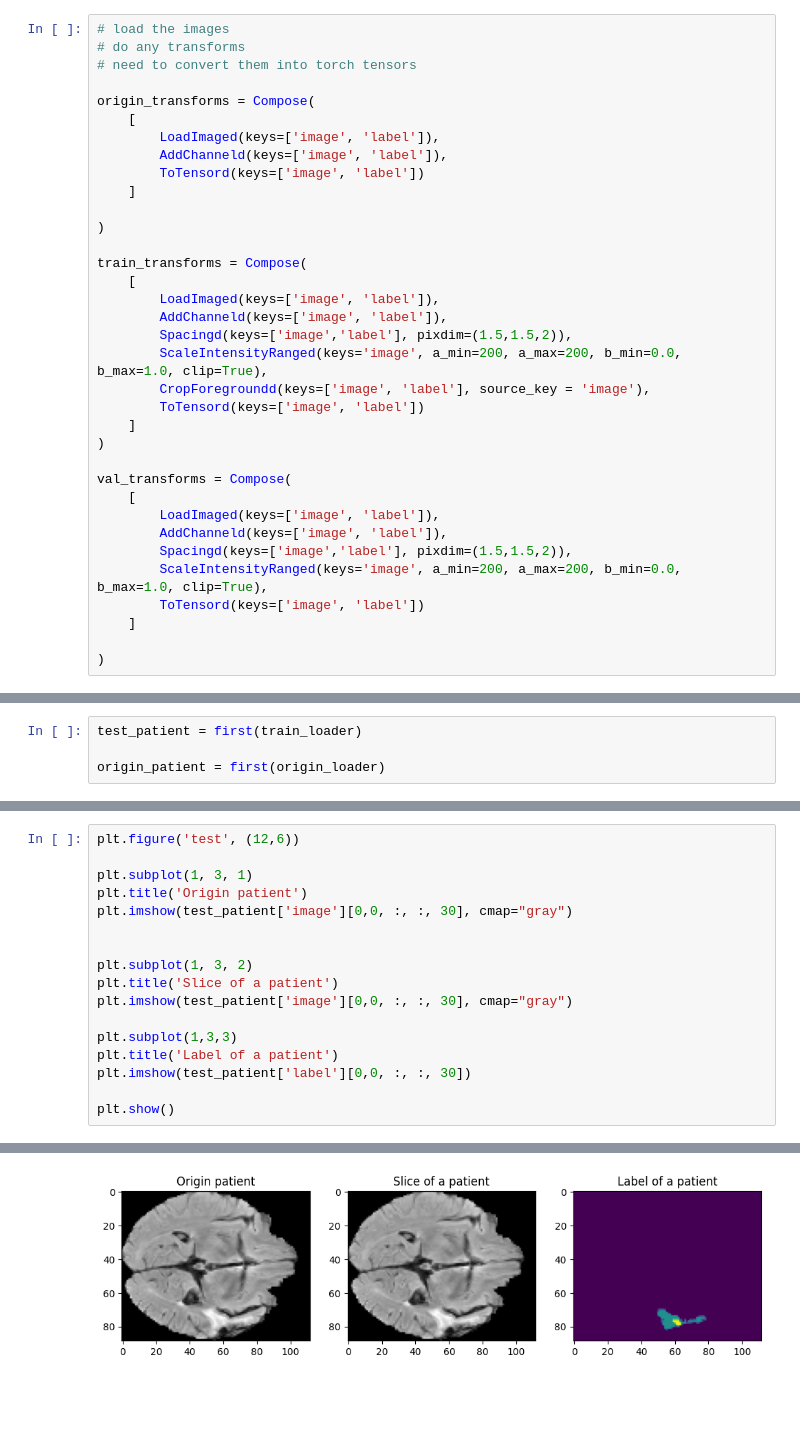
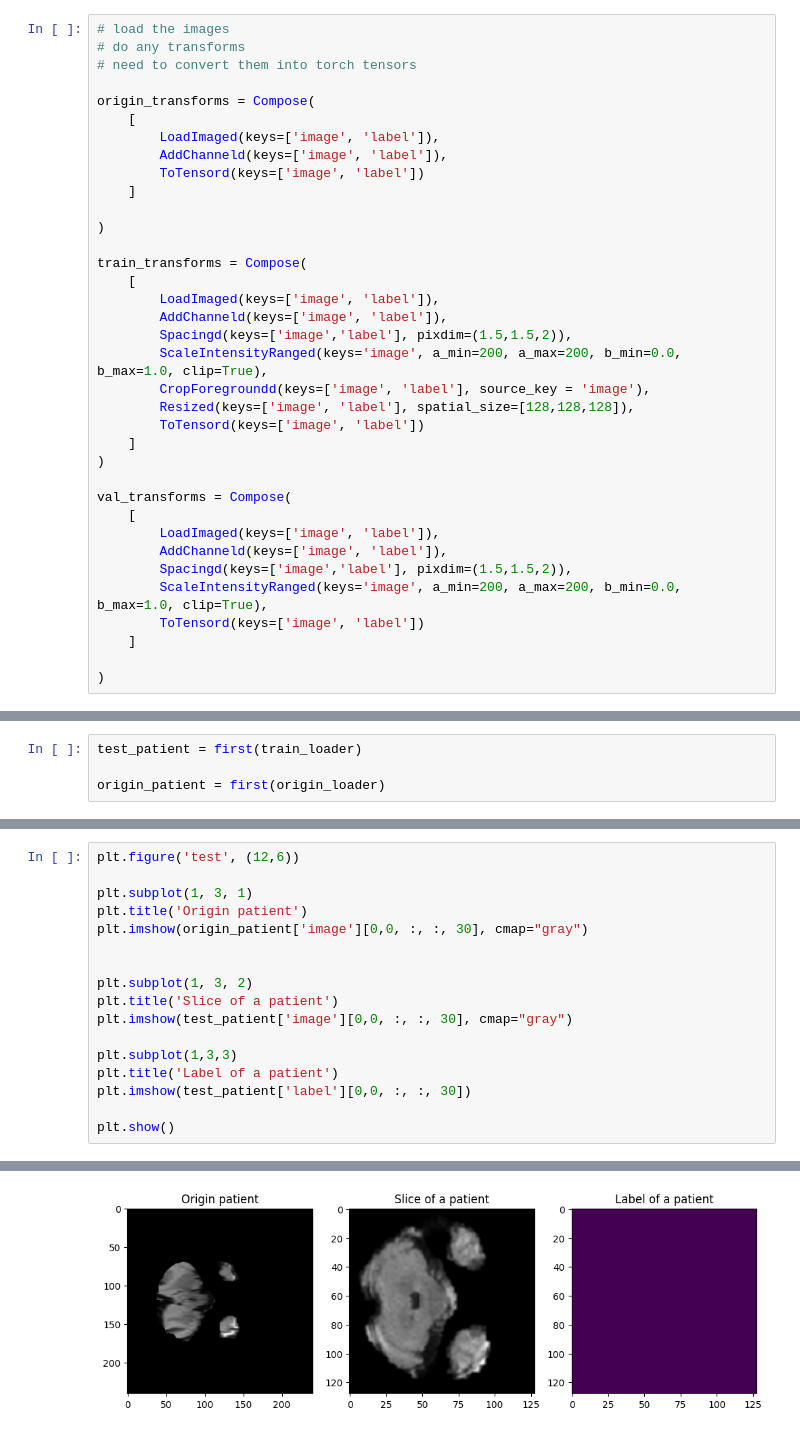
Before and after one commit to minyoungci/MONAI_medical, a Jupyter notebook: main.ipynb, the cells around one changed output, grey strips where cells are left out. Saved outputs shown, nothing was run; the diff lists cells and outputs as text; blank space fills up the shorter version.

Commit message:
resize 추가

```diff
--- a/main.ipynb
+++ b/main.ipynb
@@ -211,6 +212,7 @@ train_transforms = Compose(
         Spacingd(keys=['image','label'], pixdim=(1.5,1.5,2)),
         ScaleIntensityRanged(keys='image', a_min=200, a_max=200, b_min=0.0, b_max=1.0, clip=True),
         CropForegroundd(keys=['image', 'label'], source_key = 'image'),
+        Resized(keys=['image', 'label'], spatial_size=[128,128,128]),
         ToTensord(keys=['image', 'label'])
     ]
 )
@@ -261,7 +263,7 @@ plt.figure('test', (12,6))
 
 plt.subplot(1, 3, 1)
 plt.title('Origin patient')
-plt.imshow(test_patient['image'][0,0, :, :, 30], cmap="gray")
+plt.imshow(origin_patient['image'][0,0, :, :, 30], cmap="gray")
 
 
 plt.subplot(1, 3, 2)
@@ -290,5 +292,5 @@ findfont: Font family 'NanumMyeongjo' not found.
 findfont: Font family 'NanumMyeongjo' not found.
 findfont: Font family 'NanumMyeongjo' not found.
 findfont: Font family 'NanumMyeongjo' not found.
 findfont: Font family 'NanumMyeongjo' not found.
-[figure, old version]
+[figure, new version]
```
Also changed, not shown: parts of 4 cells of this notebook.
